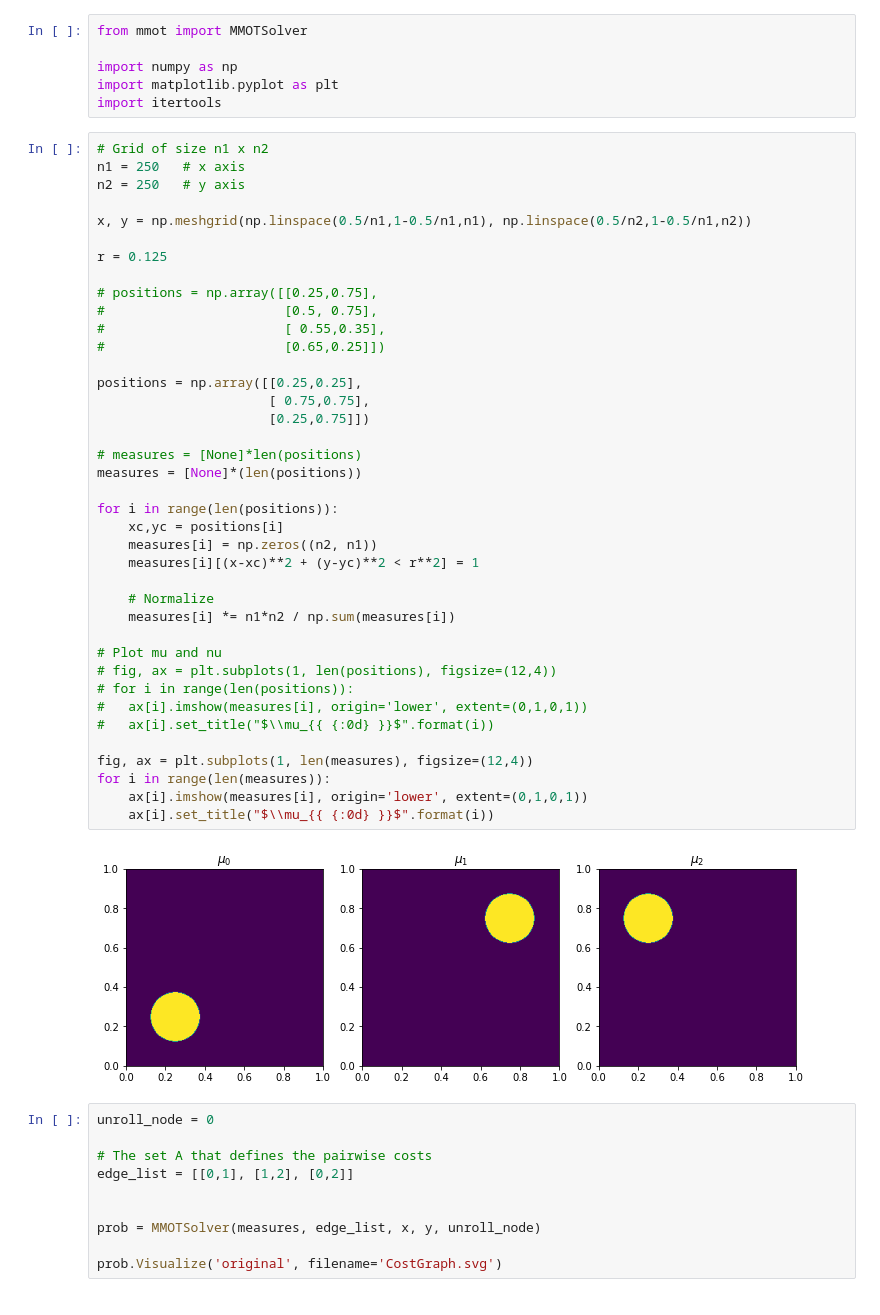
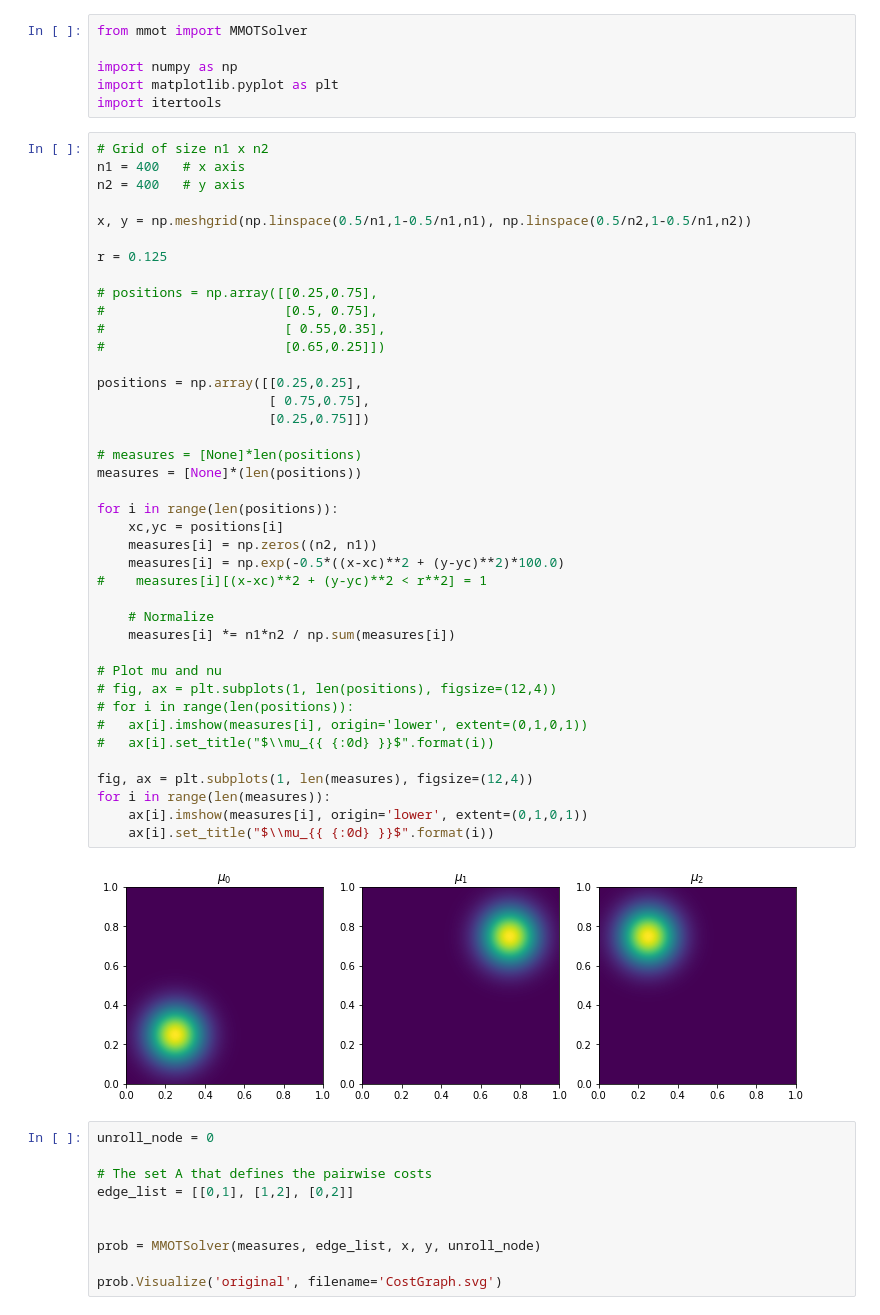
Before and after one commit to simda-muri/mmot, a Jupyter notebook: examples/Barycenter.ipynb, the cells around one changed output. Drawn from its saved outputs; the diff is of its cells as text.

```diff
--- a/examples/Barycenter.ipynb
+++ b/examples/Barycenter.ipynb
@@ -6,8 +6,8 @@ import matplotlib.pyplot as plt
 import itertools
 # %%
 # Grid of size n1 x n2
-n1 = 250   # x axis
-n2 = 250   # y axis
+n1 = 400   # x axis
+n2 = 400   # y axis
 
 x, y = np.meshgrid(np.linspace(0.5/n1,1-0.5/n1,n1), np.linspace(0.5/n2,1-0.5/n1,n2))
 
@@ -16,35 +16,36 @@ r = 0.125
 # positions = np.array([[0.25,0.75],
 #                       [0.5, 0.75],
 #                       [ 0.55,0.35],
 #                       [0.65,0.25]])
 
 positions = np.array([[0.25,0.25],
                       [ 0.75,0.75],
                       [0.25,0.75]])
 
 # measures = [None]*len(positions)
 measures = [None]*(len(positions))
 
 for i in range(len(positions)):
     xc,yc = positions[i]
     measures[i] = np.zeros((n2, n1))
-    measures[i][(x-xc)**2 + (y-yc)**2 < r**2] = 1
+    measures[i] = np.exp(-0.5*((x-xc)**2 + (y-yc)**2)*100.0)
+#    measures[i][(x-xc)**2 + (y-yc)**2 < r**2] = 1
 
     # Normalize
     measures[i] *= n1*n2 / np.sum(measures[i])
 
 # Plot mu and nu
 # fig, ax = plt.subplots(1, len(positions), figsize=(12,4))
 # for i in range(len(positions)):
 #   ax[i].imshow(measures[i], origin='lower', extent=(0,1,0,1))
 #   ax[i].set_title("$\\mu_{{ {:0d} }}$".format(i))
 
 fig, ax = plt.subplots(1, len(measures), figsize=(12,4))
 for i in range(len(measures)):
     ax[i].imshow(measures[i], origin='lower', extent=(0,1,0,1))
     ax[i].set_title("$\\mu_{{ {:0d} }}$".format(i))
 # %% [output]
-[figure, old version]
+[figure, new version]
 # %%
 unroll_node = 0
 
```
Also changed, not shown: parts of 4 cells of this notebook, 2 other files.
